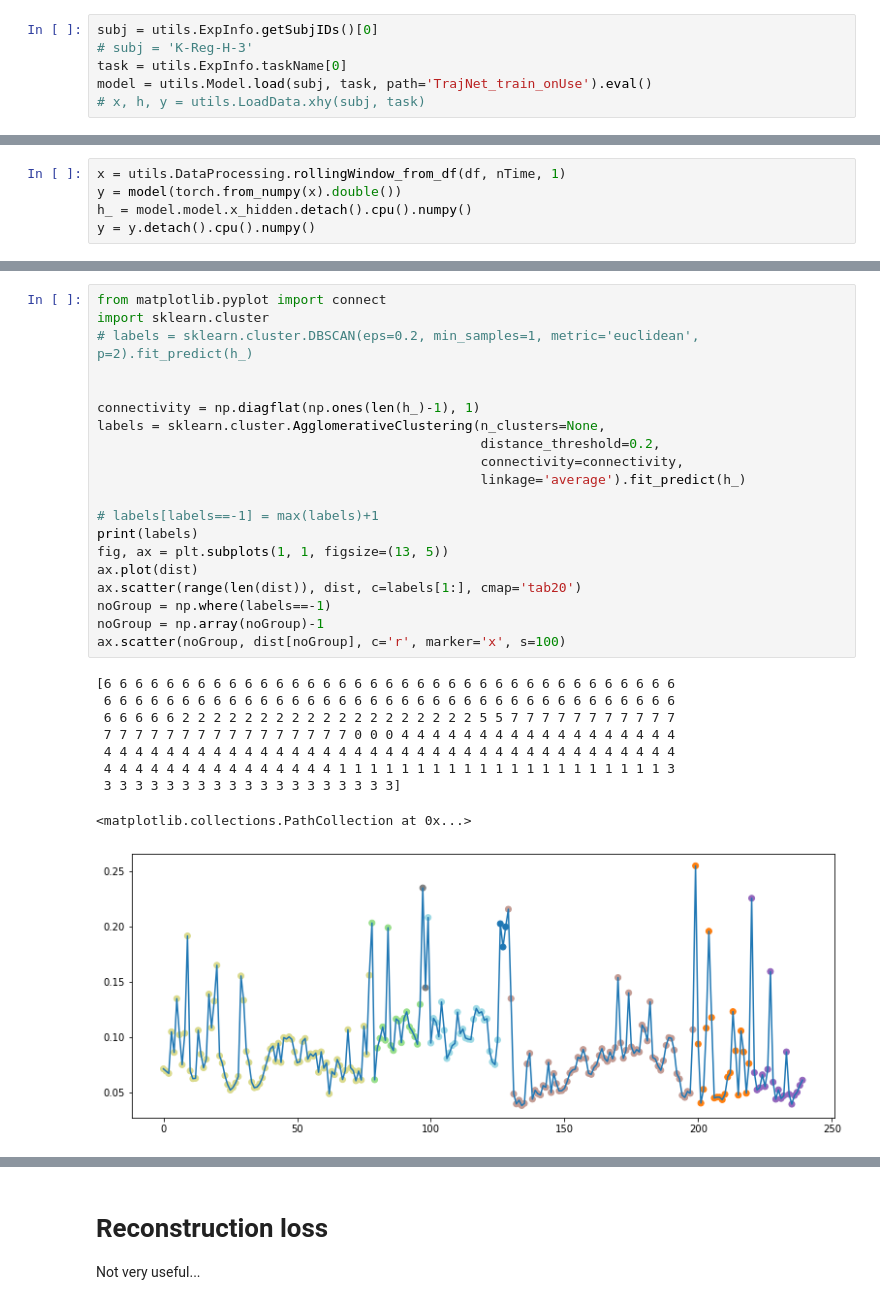
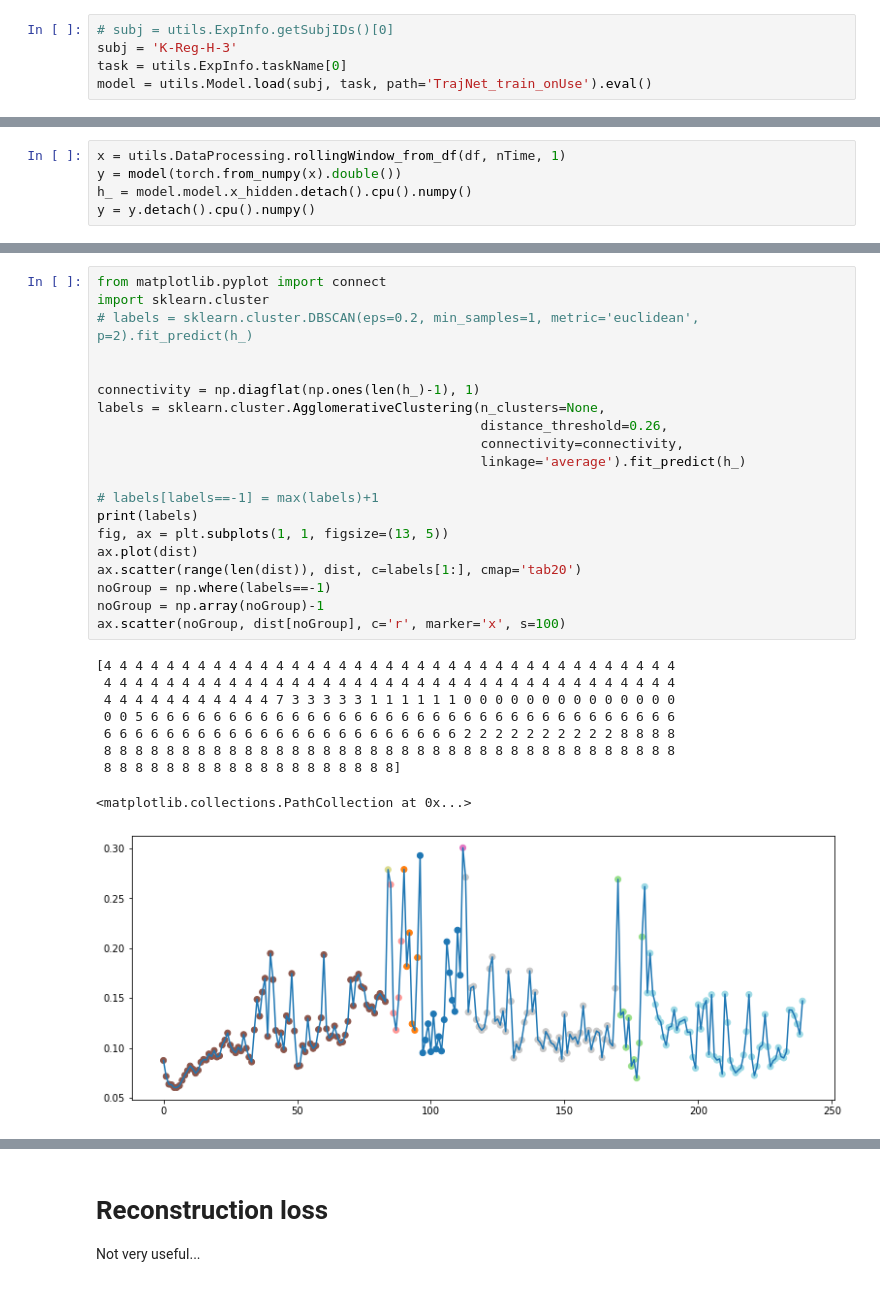
Before and after one commit to acercyc/Keio-Testing_analysis, a Jupyter notebook: src/test_detect_change_action_plan_20220720.ipynb, the cells around one changed output, grey strips where cells are left out. Saved outputs shown, nothing was run; the diff lists cells and outputs as text.

```diff
--- a/src/test_detect_change_action_plan_20220720.ipynb
+++ b/src/test_detect_change_action_plan_20220720.ipynb
@@ -24,11 +24,10 @@ importlib.reload(utils)
 # %% [output]
 <module 'utils' from '/home/acercyc/projects/Keio Testing_analysis/src/utils.py'>
 # %%
-subj = utils.ExpInfo.getSubjIDs()[0]
-# subj = 'K-Reg-H-3'
+# subj = utils.ExpInfo.getSubjIDs()[0]
+subj = 'K-Reg-H-3'
 task = utils.ExpInfo.taskName[0]
 model = utils.Model.load(subj, task, path='TrajNet_train_onUse').eval()
-# x, h, y = utils.LoadData.xhy(subj, task)
 # %% [output]
 <Figure size 432x288 with 0 Axes>
 <Figure size 432x288 with 0 Axes>
@@ -79,33 +78,33 @@ ax.plot(dist)
 # %%
 from matplotlib.pyplot import connect
 import sklearn.cluster
 # labels = sklearn.cluster.DBSCAN(eps=0.2, min_samples=1, metric='euclidean', p=2).fit_predict(h_)
 
 
 connectivity = np.diagflat(np.ones(len(h_)-1), 1)
 labels = sklearn.cluster.AgglomerativeClustering(n_clusters=None,
-                                                 distance_threshold=0.2,
+                                                 distance_threshold=0.26,
                                                  connectivity=connectivity,
                                                  linkage='average').fit_predict(h_)
 
 # labels[labels==-1] = max(labels)+1
 print(labels)
 fig, ax = plt.subplots(1, 1, figsize=(13, 5))
 ax.plot(dist)
 ax.scatter(range(len(dist)), dist, c=labels[1:], cmap='tab20')
 noGroup = np.where(labels==-1)
 noGroup = np.array(noGroup)-1
 ax.scatter(noGroup, dist[noGroup], c='r', marker='x', s=100)
 # %% [output]
-[6 6 6 6 6 6 6 6 6 6 6 6 6 6 6 6 6 6 6 6 6 6 6 6 6 6 6 6 6 6 6 6 6 6 6 6 6
- 6 6 6 6 6 6 6 6 6 6 6 6 6 6 6 6 6 6 6 6 6 6 6 6 6 6 6 6 6 6 6 6 6 6 6 6 6
- 6 6 6 6 6 2 2 2 2 2 2 2 2 2 2 2 2 2 2 2 2 2 2 2 5 5 7 7 7 7 7 7 7 7 7 7 7
- 7 7 7 7 7 7 7 7 7 7 7 7 7 7 7 7 0 0 0 4 4 4 4 4 4 4 4 4 4 4 4 4 4 4 4 4 4
+[4 4 4 4 4 4 4 4 4 4 4 4 4 4 4 4 4 4 4 4 4 4 4 4 4 4 4 4 4 4 4 4 4 4 4 4 4
  4 4 4 4 4 4 4 4 4 4 4 4 4 4 4 4 4 4 4 4 4 4 4 4 4 4 4 4 4 4 4 4 4 4 4 4 4
- 4 4 4 4 4 4 4 4 4 4 4 4 4 4 4 1 1 1 1 1 1 1 1 1 1 1 1 1 1 1 1 1 1 1 1 1 3
- 3 3 3 3 3 3 3 3 3 3 3 3 3 3 3 3 3 3 3]
+ 4 4 4 4 4 4 4 4 4 4 4 7 3 3 3 3 3 1 1 1 1 1 1 0 0 0 0 0 0 0 0 0 0 0 0 0 0
+ 0 0 5 6 6 6 6 6 6 6 6 6 6 6 6 6 6 6 6 6 6 6 6 6 6 6 6 6 6 6 6 6 6 6 6 6 6
+ 6 6 6 6 6 6 6 6 6 6 6 6 6 6 6 6 6 6 6 6 6 6 6 2 2 2 2 2 2 2 2 2 2 8 8 8 8
+ 8 8 8 8 8 8 8 8 8 8 8 8 8 8 8 8 8 8 8 8 8 8 8 8 8 8 8 8 8 8 8 8 8 8 8 8 8
+ 8 8 8 8 8 8 8 8 8 8 8 8 8 8 8 8 8 8 8]
 <matplotlib.collections.PathCollection at 0x...>
-[figure, old version]
+[figure, new version]
 # %%
 def traj_withCluster(x, y, labels, align='e', ax=None, seqColormap='viridis'):
     n = len(x)
```
Also changed, not shown: parts of 11 cells of this notebook, 1 other file.
